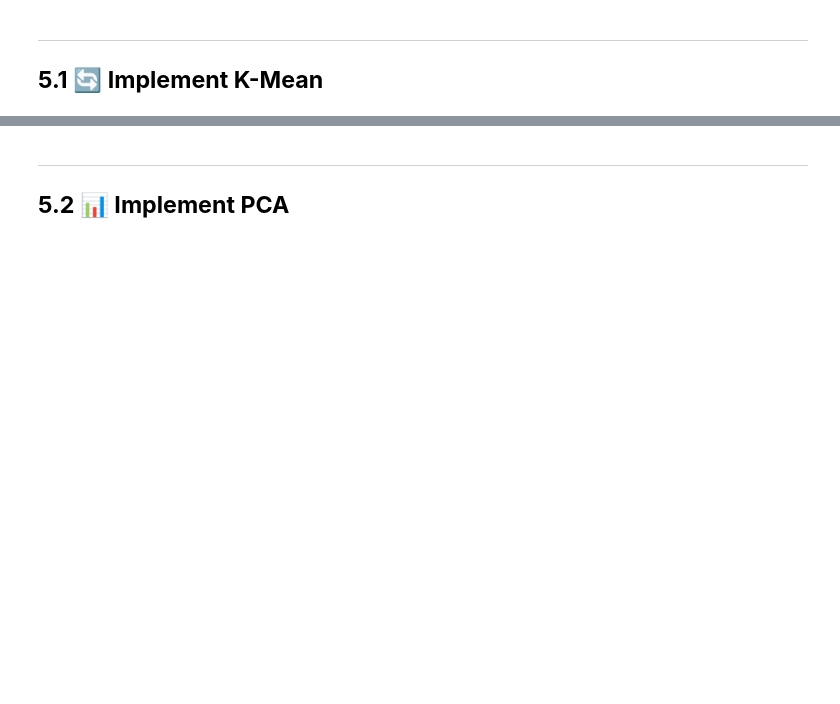
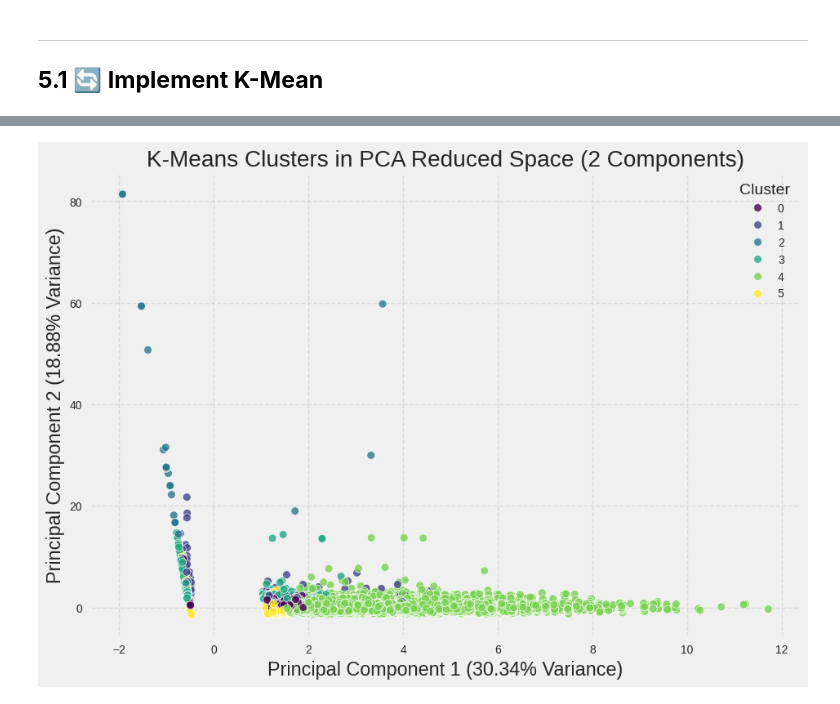
Before and after one commit to sahermuhamed1/Bank-Customer-Segmentation, a Jupyter notebook: workspace.ipynb, the cells around one changed output, grey strips where cells are left out. Saved outputs shown, nothing was run; the diff lists cells and outputs as text; code cells hidden in the pictures; blank space fills up the shorter version.

```diff
--- a/workspace.ipynb
+++ b/workspace.ipynb
@@ -366,0 +707,7 @@ fig.show()
+# %%
+kmeans = KMeans(n_clusters=6 , **kmeans_set) # **kmeans_set is used to unpack the dictionary
+kmeans.fit(df_scaled)
+# create a dataframe for the pca data
+pca_df = pd.DataFrame(pca_data, columns=['PC1', 'PC2', 'PC3', 'PC4'])
+pca_df['label'] = kmeans.labels_
+pca_df.head()
@@ -367,31 +721,19 @@ fig.show()
 # %%
-features = df_scaled.drop('Label', axis=1)
-
-pca = PCA(n_components=2)
-principal_components = pca.fit_transform(features)
 
 # Create a DataFrame for the principal components
-pca_df = pd.DataFrame(data = principal_components,
-                      columns = ['principal_component_1', 'principal_component_2'])
+pca_df = pd.DataFrame(pca_data[:, :2], columns=['principal_component_1', 'principal_component_2'])
 
 # Add the cluster labels to the PCA DataFrame
 pca_df['Label'] = df_scaled['Label']
 
 plt.figure(figsize=(10, 7))
 sns.scatterplot(x='principal_component_1', y='principal_component_2', hue='Label',
                 data=pca_df, palette='viridis', s=50, alpha=0.8)
 plt.title('K-Means Clusters in PCA Reduced Space (2 Components)')
 plt.xlabel(f'Principal Component 1 ({pca.explained_variance_ratio_[0]*100:.2f}% Variance)')
 plt.ylabel(f'Principal Component 2 ({pca.explained_variance_ratio_[1]*100:.2f}% Variance)')
 plt.legend(title='Cluster')
 plt.grid(True, linestyle='--', alpha=0.6)
 plt.show()
-
-# If you want to see explained variance ratio
-print(f"Explained variance by PC1: {pca.explained_variance_ratio_[0]:.2f}")
-print(f"Explained variance by PC2: {pca.explained_variance_ratio_[1]:.2f}")
-print(f"Total explained variance by 2 PCs: {pca.explained_variance_ratio_.sum():.2f}")
+# %% [output]
+[figure, added]
-# %% [markdown]
----
-<a id="pca"></a>
-## **5.2 📊 Implement PCA**
```
Also changed, not shown: parts of 47 cells of this notebook.
